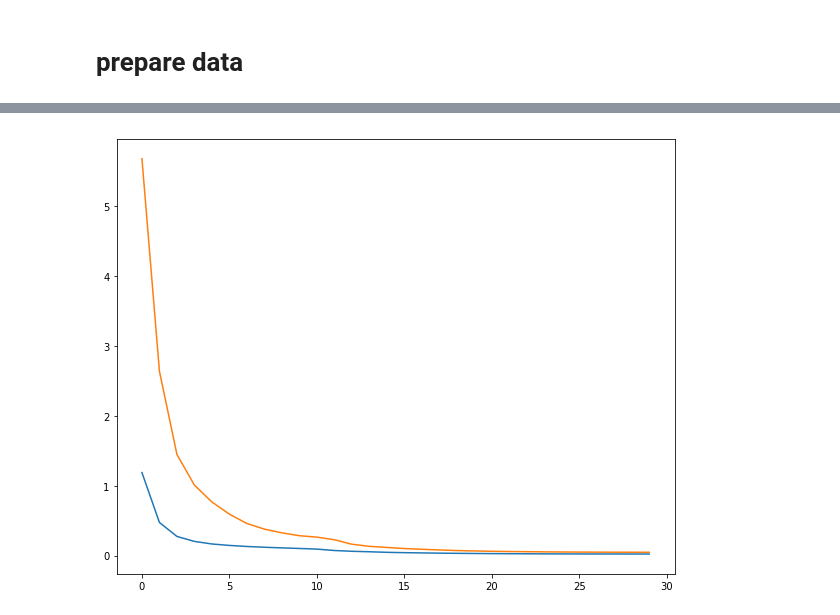
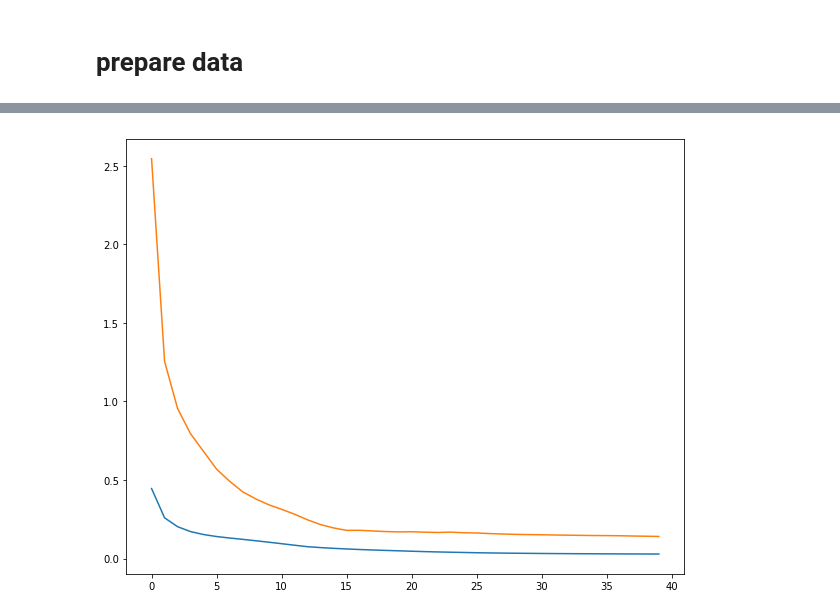
Before and after one commit to gejianwnen/IGBT_NASA, a Jupyter notebook: baseline.ipynb, the cells around one changed output, grey strips where cells are left out. Cells and saved outputs as stored; diff of their text form; code cells hidden in the pictures.

```diff
--- a/baseline.ipynb
+++ b/baseline.ipynb
@@ -274,7 +277,7 @@ cols = train_df.columns.values
 del_cols = []
 for i in range(cols.size):
     for j in range(i+1,cols.size,1):
-        if(corr_df.iloc[i,j]>0.98):
+        if(corr_df.iloc[i,j]>0.99):
             if(cols[j] not in del_cols):
                 del_cols.append(cols[j])
 print("length of delete cols:",len(del_cols))
@@ -522,24 +487,11 @@ from torch.utils.data import DataLoader
 train_loader = DataLoader(myset, batch_size=256, shuffle=True)
 # %%
 from neuralNetwork2 import *
-
- # 1. 根据网络层的不同定义不同的初始化方式
-def weight_init(m):
-    if isinstance(m, nn.Linear):
-        nn.init.xavier_normal_(m.weight)
-        nn.init.constant_(m.bias, 0)
-    # 也可以判断是否为conv2d，使用相应的初始化方式
-    elif isinstance(m, nn.Conv2d):
-        nn.init.kaiming_normal_(m.weight, mode='fan_out', nonlinearity='relu')
-     # 是否为批归一化层
-    elif isinstance(m, nn.BatchNorm2d):
-        nn.init.constant_(m.weight, 1)
-        nn.init.constant_(m.bias, 0)
-
+from weight_init import *
 
 use_gpu = torch.cuda.is_available()
 print("use gpu:",use_gpu)
-model = neuralNetwork2(21,10,1)
+model = neuralNetwork2(24,10,1)
 model.apply(weight_init)
 # try:
 #     model.load_state_dict(torch.load('./model/neuralNetwork2.pth'))
@@ -555,7 +507,7 @@ optimizer = torch.optim.Adam(model.parameters(), lr=1e-4)
 # 开始训练
 losses_train  = []
 losses_test = []
-num_epochs = 30000
+num_epochs = 40000
 if use_gpu:
     X_batch =x_train.cuda()
     y_batch =y_train.cuda()
@@ -607,4 +559,4 @@ step:[30000], train loss: 0.022609, test loss: 0.047733
-[figure, old version]
+[figure, new version]
 # %%
 model.eval()
 with torch.no_grad():
```
Also changed, not shown: parts of 18 cells of this notebook, 3 other files.
